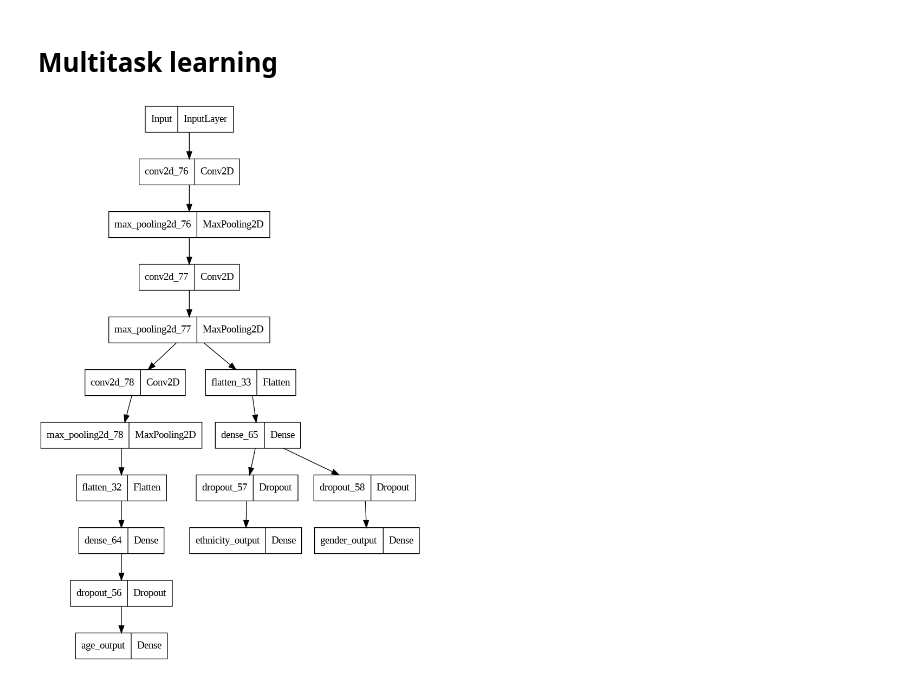
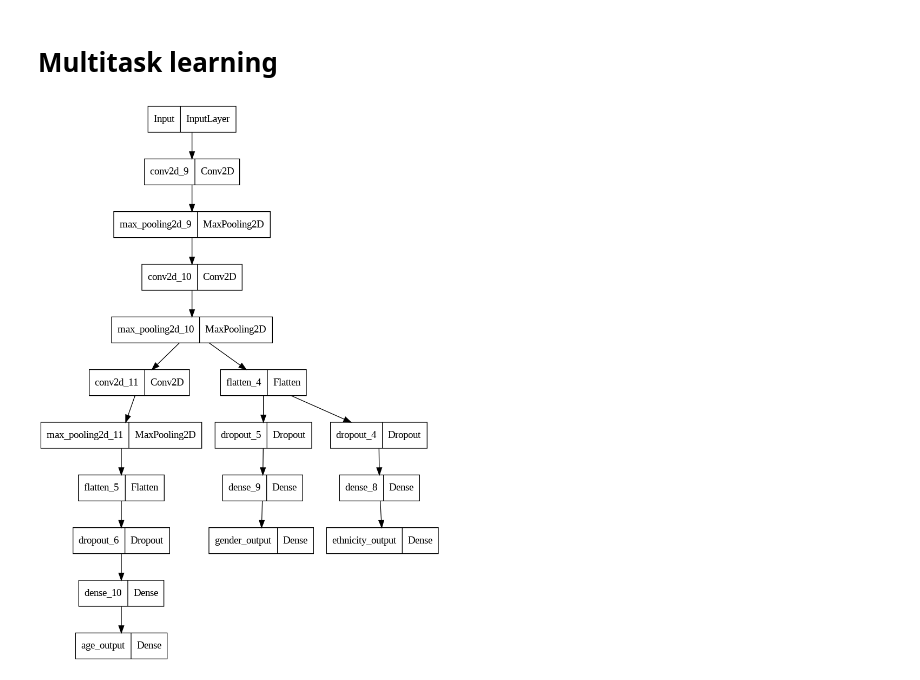
Before and after one commit to R15EN/multitask-learning, a Jupyter notebook: main.ipynb, the cells around one changed output. Saved outputs shown, nothing was run; the diff lists cells and outputs as text; code cells hidden in the pictures.

```diff
--- a/main.ipynb
+++ b/main.ipynb
@@ -74,3 +37,4 @@ from livelossplot.tf_keras import PlotLossesCallback
 # %%
-IMAGE_SIZE = 48
+IMAGE_SIZE = (48, 48)
 CHECKPOINT_PATH = './checkpoints/'
+!mkdir {CHECKPOINT_PATH}
@@ -466,32 +522,37 @@ plot_images(sample, true_values[:, 2], true_values[:, 1], true_values[:, 0],
 # %% [markdown]
 # Multitask learning
 # %%
-# Functional API
-input_layer = Input(shape=(IMAGE_SIZE, IMAGE_SIZE, 1), name='Input')
-x = Conv2D(filters=32, kernel_size=(3, 3), activation='relu', padding='same')(input_layer)
-x = MaxPooling2D((2, 2))(x)
-x = Conv2D(filters=64, kernel_size=(3, 3), activation='relu', padding='same')(x)
-x = MaxPooling2D((2, 2))(x)
+def get_multitask_model(input_shape=(*IMAGE_SIZE, 1)):
+    input_layer = Input(shape=input_shape, name='Input')
+    x = Conv2D(filters=32, kernel_size=(3, 3), activation='relu', padding='same')(input_layer)
+    x = MaxPooling2D((2, 2))(x)
+    x = Conv2D(filters=64, kernel_size=(3, 3), activation='relu', padding='same')(x)
+    x = MaxPooling2D((2, 2))(x)
 
-output_age = Conv2D(filters=128, kernel_size=(3, 3), activation='relu', padding='same')(x)
-output_age = MaxPooling2D((2, 2))(output_age)
-output_age = Flatten()(output_age)
-output_age = Dense(128, activation='relu')(output_age)
-output_age = Dropout(0.3)(output_age)
-output_age = Dense(1, activation='relu', name='age_output')(output_age)
+    output_age = Conv2D(filters=128, kernel_size=(3, 3), activation='relu', padding='same')(x)
 
-x = Flatten()(x)
-x = Dense(64, activation='relu')(x)
+    x = Flatten()(x)
 
-output_ethnicity = Dropout(0.5)(x)
-output_ethnicity = Dense(5, activation='softmax', name='ethnicity_output')(output_ethnicity)
+    output_ethnicity = Dropout(0.1)(x)
+    output_ethnicity = Dense(64, activation='relu')(output_ethnicity)
+    output_ethnicity = Dense(5, activation='softmax', name='ethnicity_output')(output_ethnicity)
 
-output_gender = Dropout(0.3)(x)
-output_gender = Dense(1, activation='sigmoid', name='gender_output')(output_gender)
+    output_gender = Dropout(0.3)(x)
+    output_gender = Dense(64, activation='relu')(output_gender)
+    output_gender = Dense(1, activation='sigmoid', name='gender_output')(output_gender)
 
+    output_age = MaxPooling2D((2, 2))(output_age)
+    output_age = Flatten()(output_age)
+    output_age = Dropout(0.3)(output_age)
+    output_age = Dense(128, activation='relu')(output_age)
+    output_age = Dense(1, activation='relu', name='age_output')(output_age)
 
-model = tf.keras.Model(inputs=input_layer, outputs=[output_ethnicity, output_gender, output_age])
+    model = tf.keras.Model(inputs=input_layer, outputs=[output_gender, output_ethnicity, output_age])
 
+    return model
+
+model = get_multitask_model()
+# model.summary()
 plot_model(model)
 # %% [output]
-[figure, old version]
+[figure, new version]
```
Also changed, not shown: parts of 57 cells of this notebook.
